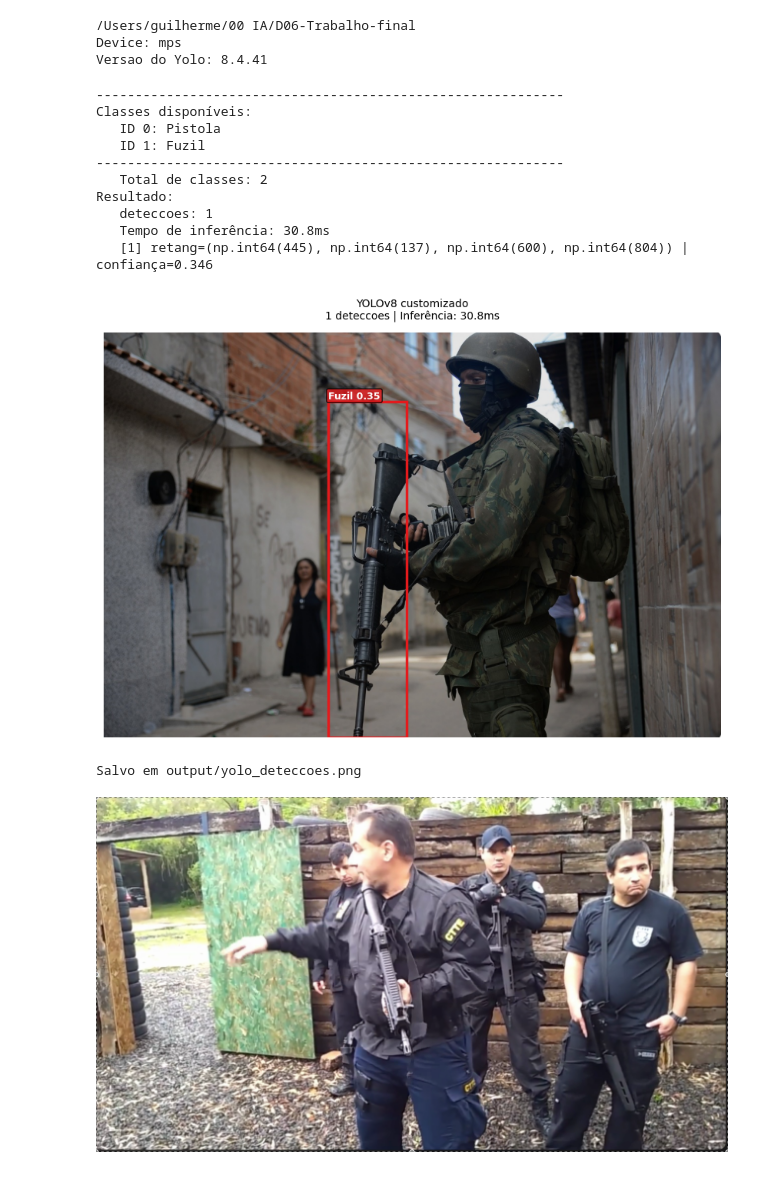
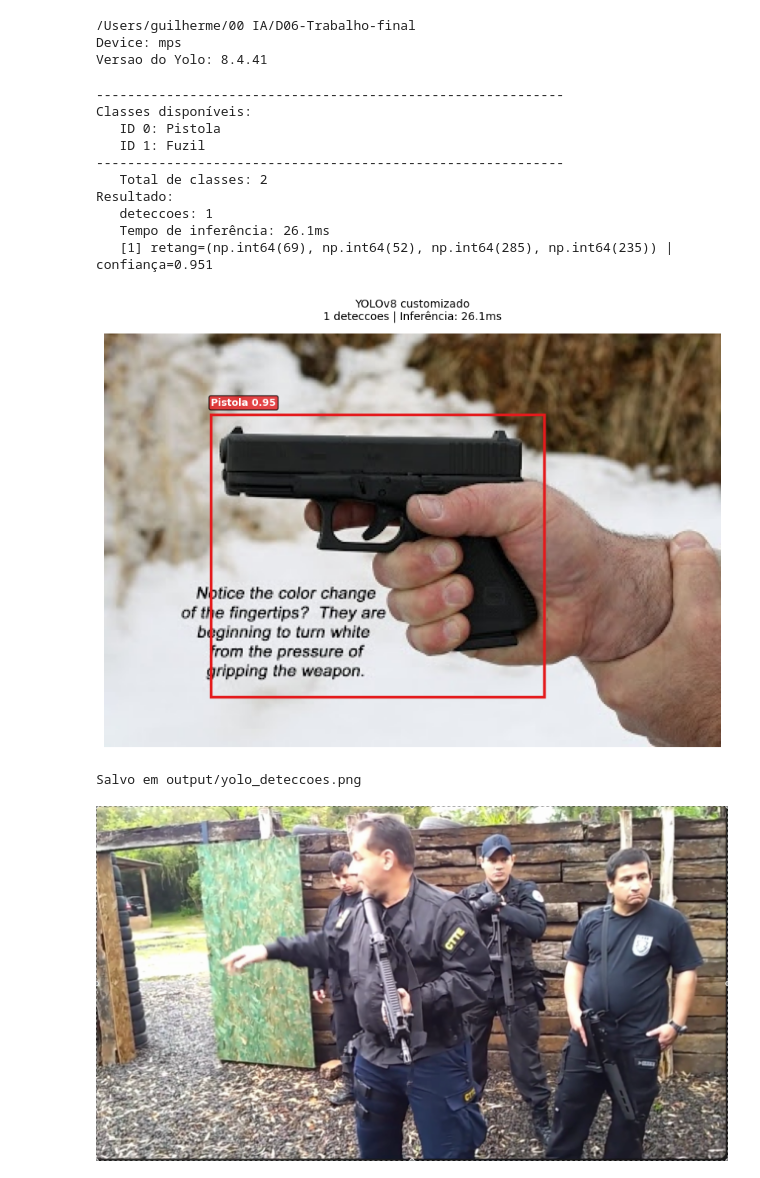
Before and after one commit to gsrabelo/D06-Trabalho-final, a Jupyter notebook: notebooks/teste_modelo_custom.ipynb, the cells around one changed output. Saved outputs shown, nothing was run; the diff lists cells and outputs as text; code cells hidden in the pictures.

```diff
--- a/notebooks/teste_modelo_custom.ipynb
+++ b/notebooks/teste_modelo_custom.ipynb
@@ -90,35 +90,36 @@ Versao do Yolo: 8.4.41
 # %%
 # path do melhor modelo do treino
 yolo_custom = YOLO(config['my_model_path'])
 
 print(60*'-')
 print(f"Classes disponíveis:")
 for id, name in yolo_custom.names.items():
     print(f"   ID {id}: {name}")
 
 print(60*'-')
 print(f"   Total de classes: {len(yolo_custom.names)}")
 
-img_teste = "data/images/t1.jpg"
-result = detectar_yolo_custom(img_teste, yolo_custom, labels=[0,1], limiar_confianca=0.3)
+# Variar a imagem de teste para verificar as detecções
+img_teste = "data/images/t6.jpg"
+result = detectar_yolo_custom(img_teste, yolo_custom, labels=[0,1], limiar_confianca=0.2)
 print(f"Resultado:")
 print(f"   deteccoes: {result['num_deteccoes']}")
 print(f"   Tempo de inferência: {result['inferencia_ms']:.1f}ms")
 for i, d in enumerate(result["deteccoes"]):
     print(f"   [{i+1}] retang={d['retang']} | confiança={d['conf']:.3f}")
 visualizar_deteccoes_yolo(result)
 # %% [output]
 ------------------------------------------------------------
 Classes disponíveis:
    ID 0: Pistola
    ID 1: Fuzil
 ------------------------------------------------------------
    Total de classes: 2
 Resultado:
    deteccoes: 1
-   Tempo de inferência: 30.8ms
-   [1] retang=(np.int64(445), np.int64(137), np.int64(600), np.int64(804)) | confiança=0.346
+   Tempo de inferência: 26.1ms
+   [1] retang=(np.int64(69), np.int64(52), np.int64(285), np.int64(235)) | confiança=0.951
-[figure, old version]
+[figure, new version]
 Salvo em output/yolo_deteccoes.png
 # %%
 # 3a celula - viseo
```
Also changed, not shown: 20 other files.
